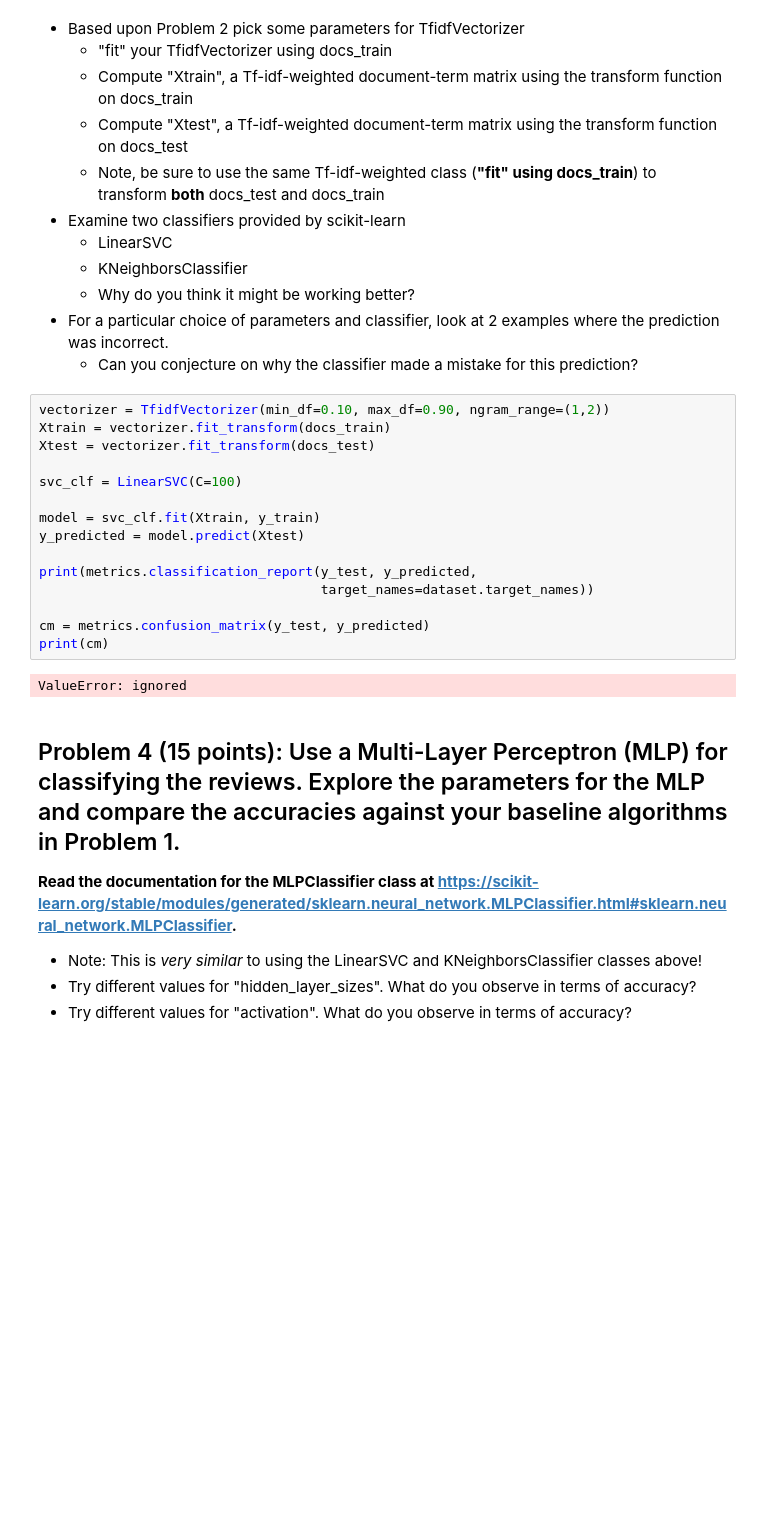
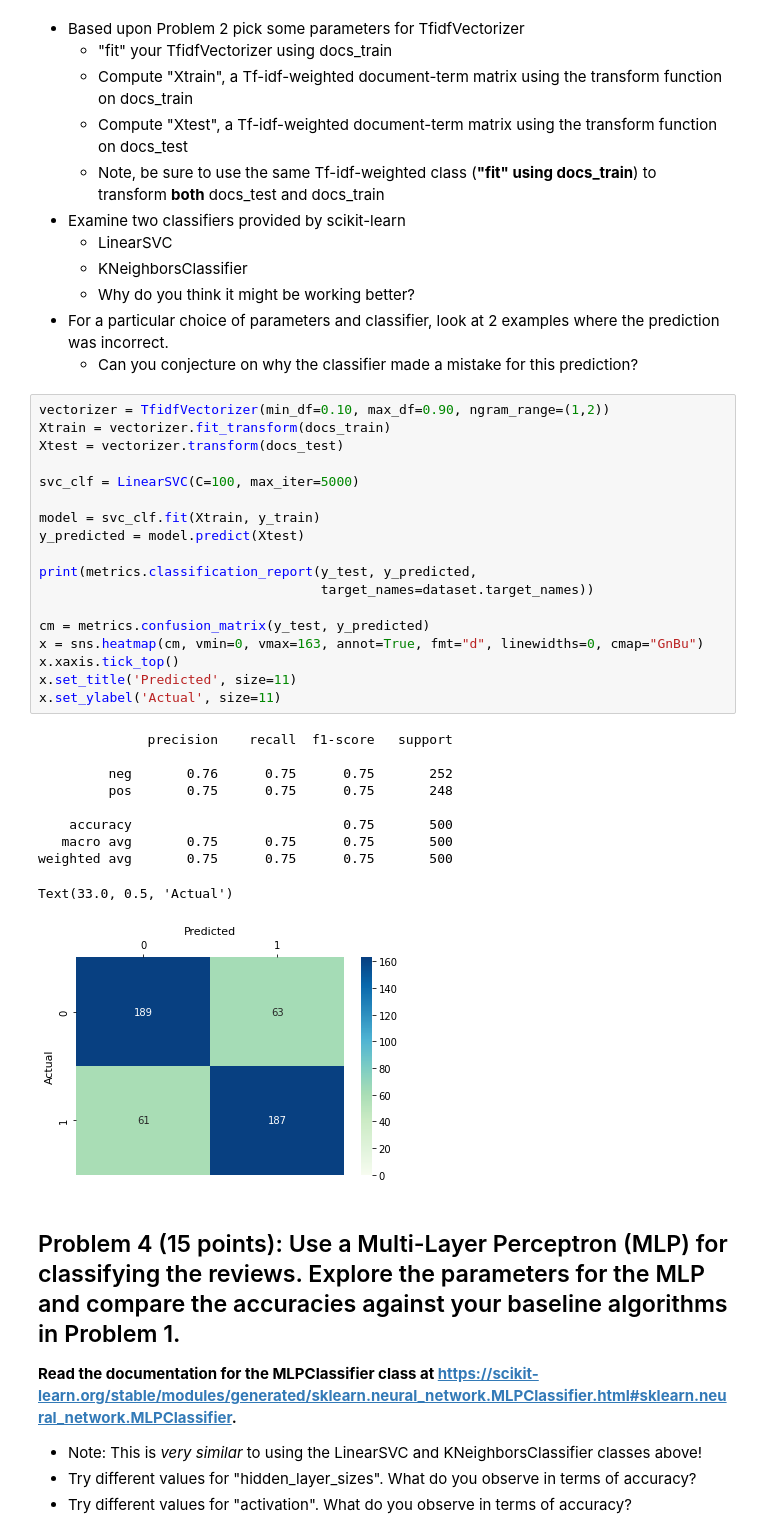
Before and after one commit to GTWFam/Group7_DS3010, a Jupyter notebook: CaseStudy3_NLP.ipynb, the cells around one changed output. Drawn from its saved outputs; the diff is of its cells as text; blank space fills up the shorter version.

```diff
--- a/CaseStudy3_NLP.ipynb
+++ b/CaseStudy3_NLP.ipynb
@@ -211,20 +220,32 @@ weighted avg       0.75      0.75      0.75       500
 # %%
 vectorizer = TfidfVectorizer(min_df=0.10, max_df=0.90, ngram_range=(1,2))
 Xtrain = vectorizer.fit_transform(docs_train)
-Xtest = vectorizer.fit_transform(docs_test)
+Xtest = vectorizer.transform(docs_test)
 
-svc_clf = LinearSVC(C=100)
+svc_clf = LinearSVC(C=100, max_iter=5000)
 
 model = svc_clf.fit(Xtrain, y_train)
 y_predicted = model.predict(Xtest)
 
 print(metrics.classification_report(y_test, y_predicted,
                                     target_names=dataset.target_names))
 
 cm = metrics.confusion_matrix(y_test, y_predicted)
-print(cm)
+x = sns.heatmap(cm, vmin=0, vmax=163, annot=True, fmt="d", linewidths=0, cmap="GnBu")
+x.xaxis.tick_top()
+x.set_title('Predicted', size=11)
+x.set_ylabel('Actual', size=11)
 # %% [output]
-ValueError: ignored
+              precision    recall  f1-score   support
+
+         neg       0.76      0.75      0.75       252
+         pos       0.75      0.75      0.75       248
+
+    accuracy                           0.75       500
+   macro avg       0.75      0.75      0.75       500
+weighted avg       0.75      0.75      0.75       500
+Text(33.0, 0.5, 'Actual')
+[figure, added]
 # %% [markdown]
 ## Problem 4 (15 points): Use a Multi-Layer Perceptron (MLP) for classifying the reviews.  Explore the parameters for the MLP and compare the accuracies against your baseline algorithms in Problem 1.
 
```
Also changed, not shown: parts of 8 cells of this notebook.
